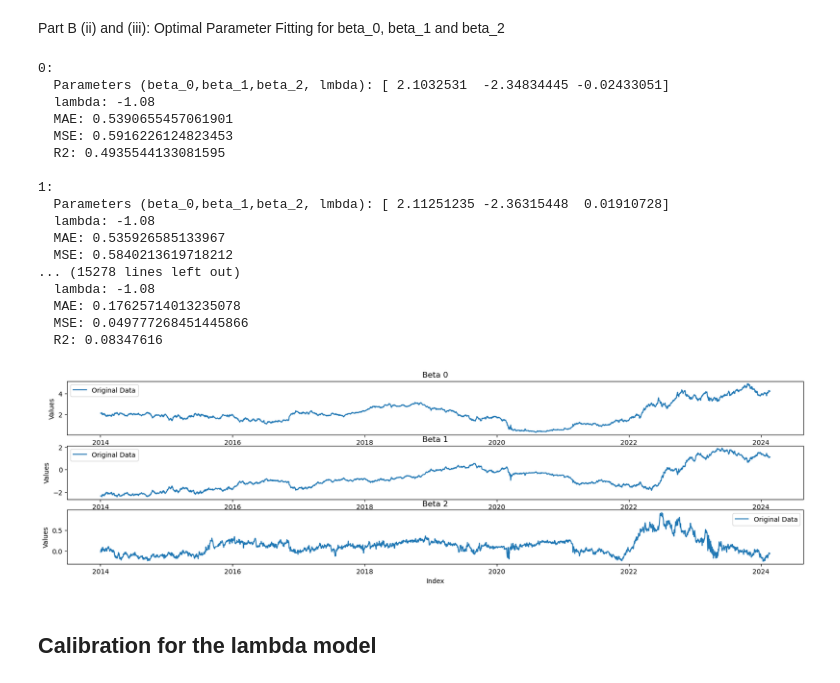
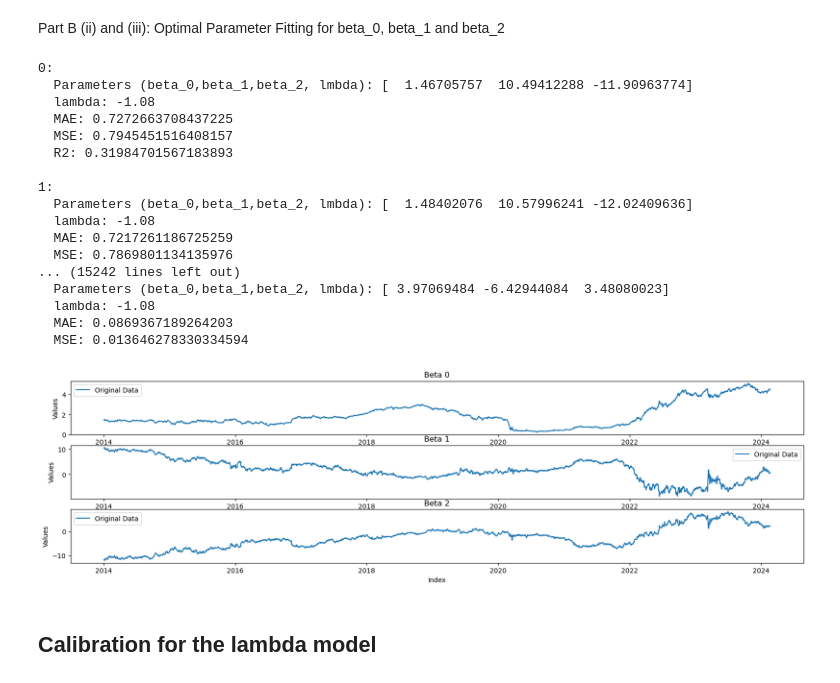
Before and after one commit to gruberjulius/Yield_Curve_Modelling_Project, a Jupyter notebook: Research.ipynb, the cells around one changed output. Cells and saved outputs as stored; diff of their text form; code cells hidden in the pictures.

Commit message:
enforced lambda to be bigger than 0

```diff
--- a/Research.ipynb
+++ b/Research.ipynb
@@ -235,19 +259,18 @@ set(rounded_lambdas)
 # %%
-
 # Assuming NS_model is defined elsewhere
 # Assuming results, merged_df, and rounded_lambdas are defined elsewhere
 
 # Initialize a dictionary to hold the results
 op_lam = {}
-lambda_range = set(rounded_lambdas)
 min_mse = float('inf')  # Using float('inf') is a more conventional way to initialize to infinity
 min_mae = float('inf')
 min_r2 = float('inf')
 
-for lambda_opt in tqdm(lambda_range, desc="Optimizing Lambda"):
+for lambda_opt in tqdm(possible_values, desc="Optimizing Lambda"):
     mae = 0
     mse = 0
     r2 = 0
+    huber_loss_accumulated = 0
     for row in range(len(merged_df)):  # Assuming merged_df is defined elsewhere
         y_data = merged_df.iloc[row].values[1:]
         x_data = np.array([0.25, 0.5, 1, 2, 3, 5, 7, 10])
@@ -258,7 +281,6 @@ for lambda_opt in tqdm(lambda_range, desc="Optimizing Lambda"):
         # Calculate metrics
         mae += mean_absolute_error(y_data, y_pred)
         mse += mean_squared_error(y_data, y_pred)
-        r2 += r2_score(y_data, y_pred)
 
     # Update minimum metrics and corresponding lambda
     if mse < min_mse:
@@ -267,8 +289,7 @@ for lambda_opt in tqdm(lambda_range, desc="Optimizing Lambda"):
     if mae < min_mae:
         op_lam["mae"] = lambda_opt
         min_mae = mae
-    if r2 < min_r2:
-        op_lam["r2"] = lambda_opt
-        min_r2 = r2
+
+
 
 print(op_lam)
@@ -277,3 +302,3 @@ op_lam
 # %%
-op_lam_1 = 0.4
+op_lam_mse = 5.21
 # %%
@@ -290,7 +315,7 @@ def NS_model(s, beta_0,beta_1,beta_2, lmbda):
     return beta_0 + beta_1 * np.exp(-lmbda*s) + beta_2*lmbda*s*np.exp(-lmbda*s)
 
 def NS_model_lambda_fixed(s, beta_0,beta_1,beta_2):
-    return beta_0 + beta_1 * np.exp(-op_lam_2*s) + beta_2*op_lam_2*s*np.exp(-op_lam_2*s)
+    return beta_0 + beta_1 * np.exp(-op_lam_mse*s) + beta_2*op_lam_mse*s*np.exp(-op_lam_mse*s)
 
 # Initialize a dictionary to hold the results
 fix_lambda_results = {}
@@ -334,64 +359,63 @@ for column, metrics in fix_lambda_results.items():
 print(params)
 # %% [output]
 0:
-  Parameters (beta_0,beta_1,beta_2, lmbda): [ 2.1032531  -2.34834445 -0.02433051]
+  Parameters (beta_0,beta_1,beta_2, lmbda): [  1.46705757  10.49412288 -11.90963774]
   lambda: -1.08
-  MAE: 0.5390655457061901
-  MSE: 0.5916226124823453
-  R2: 0.4935544133081595
+  MAE: 0.7272663708437225
+  MSE: 0.7945451516408157
+  R2: 0.31984701567183893
 
 1:
-  Parameters (beta_0,beta_1,beta_2, lmbda): [ 2.11251235 -2.36315448  0.01910728]
+  Parameters (beta_0,beta_1,beta_2, lmbda): [  1.48402076  10.57996241 -12.02409636]
   lambda: -1.08
-  MAE: 0.535926585133967
-  MSE: 0.5840213619718212
-... (15278 lines left out)
+  MAE: 0.7217261186725259
+  MSE: 0.7869801134135976
+... (15242 lines left out)
+  Parameters (beta_0,beta_1,beta_2, lmbda): [ 3.97069484 -6.42944084  3.48080023]
   lambda: -1.08
-  MAE: 0.17625714013235078
-  MSE: 0.049777268451445866
-  R2: 0.08347616
+  MAE: 0.0869367189264203
+  MSE: 0.013646278330334594
 # %%
 
 #lambdas = [value['Parameters'][3] for value in results.values()]
-fix_lambda_beta_0 = [value['Parameters'][0] for value in fix_lambda_results.values()]
-fix_lambda_beta_1 = [value['Parameters'][1] for value in fix_lambda_results.values()]
-fix_lambda_beta_2 = [value['Parameters'][2] for value in fix_lambda_results.values()]
+fix_beta_0 = [value['Parameters'][0] for value in fix_lambda_results.values()]
+fix_beta_1 = [value['Parameters'][1] for value in fix_lambda_results.values()]
+fix_beta_2 = [value['Parameters'][2] for value in fix_lambda_results.values()]
 #sns.distplot(lambdas, bins=1000)
 # %%
 
 
 # Define the time range from the given start and end dates
 #time_period
 
 
 def plotting_param(list_plot, position, title):
     # Convert the dictionary of fourth elements into a pandas Series for easier handling
     lambdas_series = pd.Series(list_plot, index=time_period)
 
     # Calculate a simple moving average with a window of 2 for demonstration purposes
     #moving_average = lambdas_series.rolling(window=20).mean()
 
     # Plot the original data and moving average on the specified subplot position
     lambdas_series = pd.Series(list_plot, index=time_period)
     plt.subplot(3, 1, position)  # 1 row, 4 columns, current position
     plt.plot(lambdas_series, label='Original Data')
     #plt.plot(moving_average, label='Moving Average')
     plt.legend()
     plt.title(title)
     plt.xlabel('Index')
     plt.ylabel('Values')
 
 
 # Assuming beta_1, beta_2, beta_3, beta_4 are defined
 # You would call the function like this:
 plt.figure(figsize=(20, 5))  # Adjust the figure size as needed
-plotting_param(fix_lambda_beta_0, 1, 'Beta 0')
-plotting_param(fix_lambda_beta_1, 2, 'Beta 1')
-plotting_param(fix_lambda_beta_2, 3, 'Beta 2')  # Assuming you have beta_3
-#plotting_param(lambdas, 4, 'Lambda')  # Assuming you have beta_4
+plotting_param(fix_beta_0, 1, 'Beta 0')
+plotting_param(fix_beta_1, 2, 'Beta 1')
+plotting_param(fix_beta_2, 3, 'Beta 2')  # Assuming you have beta_3
 plt.show()
 # %% [output]
-[figure, old version]
+[figure, new version]
 # %% [markdown]
 ## Calibration for the lambda model
 # %%
```
Also changed, not shown: parts of 29 cells of this notebook.
